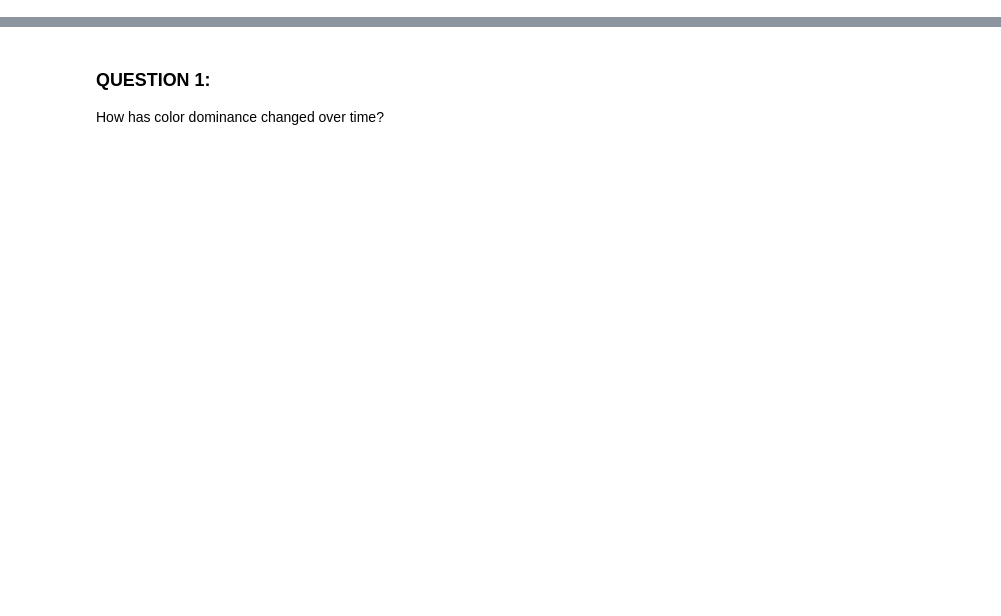
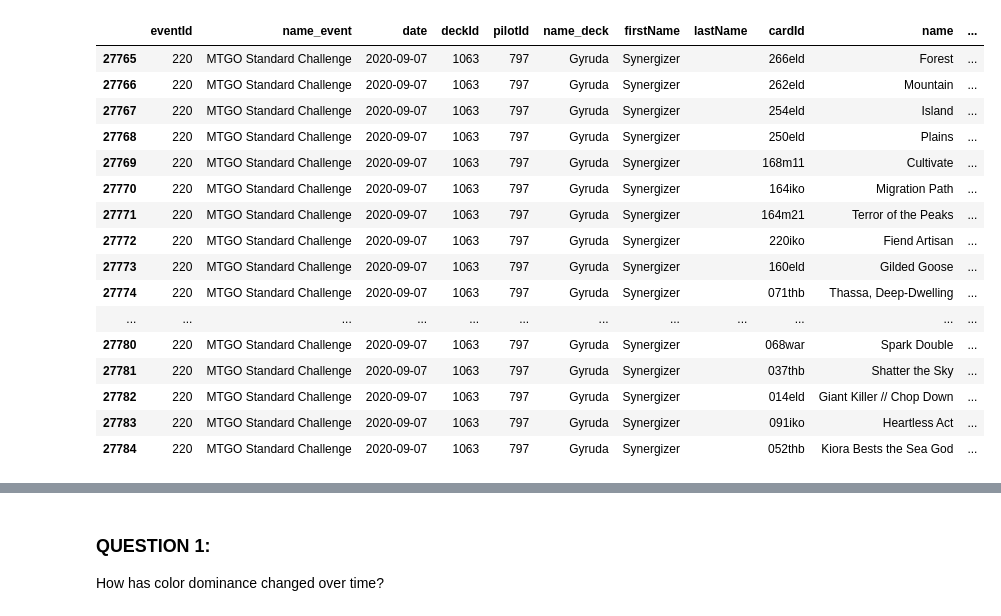
Before and after one commit to greg-martinez44/mtg_scraper, a Jupyter notebook: mtg_plotter/Plotting.ipynb, the cells around one changed output, grey strips where cells are left out. Saved outputs shown, nothing was run; the diff lists cells and outputs as text; code cells hidden in the pictures; blank space fills up the shorter version.

```diff
--- a/mtg_plotter/Plotting.ipynb
+++ b/mtg_plotter/Plotting.ipynb
@@ -214,24 +257,41 @@ events_and_decks = pd.merge(
     deck_table,
     on="eventId",
     suffixes=["_event", "_deck"]
-)
+).drop_duplicates()
 
 events_decks_pilots = pd.merge(
     events_and_decks,
     pilot_table,
     on="pilotId",
     suffixes=[None, "_pilot"]
-)
+).drop_duplicates()
 
-events_decks_pilots_deck_lists = pd.merge(
+full_table_no_cards = pd.merge(
     events_decks_pilots,
     deck_list_table,
     on="deckId",
     suffixes=[None, "_decklist"]
-)
+).drop_duplicates()
 
 full_table = pd.merge(
-    events_decks_pilots_deck_lists,
+    full_table_no_cards,
     card_table,
-    on=card_table[""]
-)
+    on="cardId",
+    suffixes=[None, "_cards"]
+)[[
+    "eventId",
+    "name_event",
+    "date",
+    "deckId",
+    "pilotId",
+    "name_deck",
+    "firstName",
+    "lastName",
+    "cardId",
+    "name",
+    "count",
+    "color",
+    "slot",
+    "archetype",
+    "category"
+]].drop_duplicates().sort_values(by=["eventId", "deckId", "slot"]).reset_index(drop=True)
@@ -316,0 +336,22 @@ card_table.loc[
+# %%
+full_table.loc[
+    full_table["deckId"] == 1063
+]
+# %% [output]
+|  | eventId | name_event | date | deckId | pilotId | name_deck | firstName | lastName | cardId | name | ... |
+| 27765 | 220 | MTGO Standard Challenge | 2020-09-07 | 1063 | 797 | Gyruda | Synergizer |  | 266eld | Forest | ... |
+| 27766 | 220 | MTGO Standard Challenge | 2020-09-07 | 1063 | 797 | Gyruda | Synergizer |  | 262eld | Mountain | ... |
+| 27767 | 220 | MTGO Standard Challenge | 2020-09-07 | 1063 | 797 | Gyruda | Synergizer |  | 254eld | Island | ... |
+| 27768 | 220 | MTGO Standard Challenge | 2020-09-07 | 1063 | 797 | Gyruda | Synergizer |  | 250eld | Plains | ... |
+| 27769 | 220 | MTGO Standard Challenge | 2020-09-07 | 1063 | 797 | Gyruda | Synergizer |  | 168m11 | Cultivate | ... |
+| 27770 | 220 | MTGO Standard Challenge | 2020-09-07 | 1063 | 797 | Gyruda | Synergizer |  | 164iko | Migration Path | ... |
+| 27771 | 220 | MTGO Standard Challenge | 2020-09-07 | 1063 | 797 | Gyruda | Synergizer |  | 164m21 | Terror of the Peaks | ... |
+| 27772 | 220 | MTGO Standard Challenge | 2020-09-07 | 1063 | 797 | Gyruda | Synergizer |  | 220iko | Fiend Artisan | ... |
+| 27773 | 220 | MTGO Standard Challenge | 2020-09-07 | 1063 | 797 | Gyruda | Synergizer |  | 160eld | Gilded Goose | ... |
+| 27774 | 220 | MTGO Standard Challenge | 2020-09-07 | 1063 | 797 | Gyruda | Synergizer |  | 071thb | Thassa, Deep-Dwelling | ... |
+| ... | ... | ... | ... | ... | ... | ... | ... | ... | ... | ... | ... |
+| 27780 | 220 | MTGO Standard Challenge | 2020-09-07 | 1063 | 797 | Gyruda | Synergizer |  | 068war | Spark Double | ... |
+| 27781 | 220 | MTGO Standard Challenge | 2020-09-07 | 1063 | 797 | Gyruda | Synergizer |  | 037thb | Shatter the Sky | ... |
+| 27782 | 220 | MTGO Standard Challenge | 2020-09-07 | 1063 | 797 | Gyruda | Synergizer |  | 014eld | Giant Killer // Chop Down | ... |
+| 27783 | 220 | MTGO Standard Challenge | 2020-09-07 | 1063 | 797 | Gyruda | Synergizer |  | 091iko | Heartless Act | ... |
+| 27784 | 220 | MTGO Standard Challenge | 2020-09-07 | 1063 | 797 | Gyruda | Synergizer |  | 052thb | Kiora Bests the Sea God | ... |
```
Also changed, not shown: parts of 22 cells of this notebook, 4 other files.
